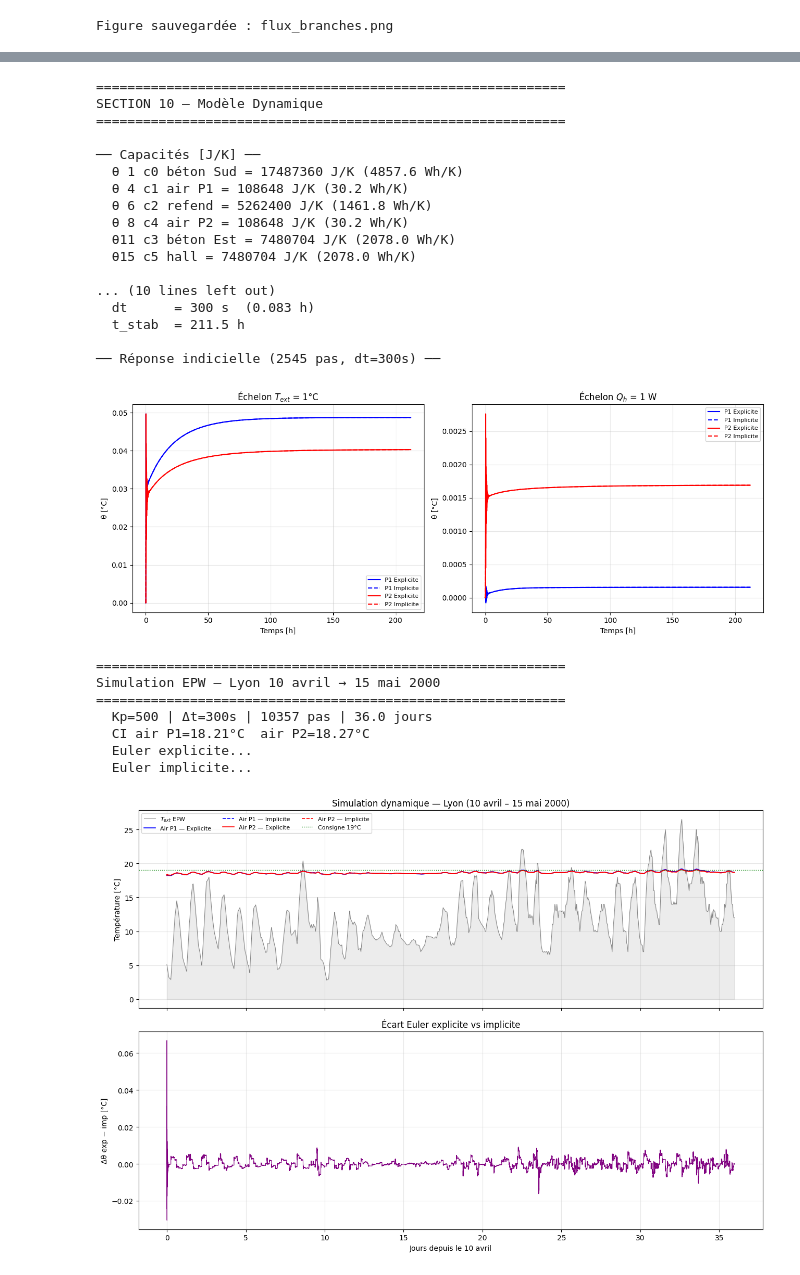
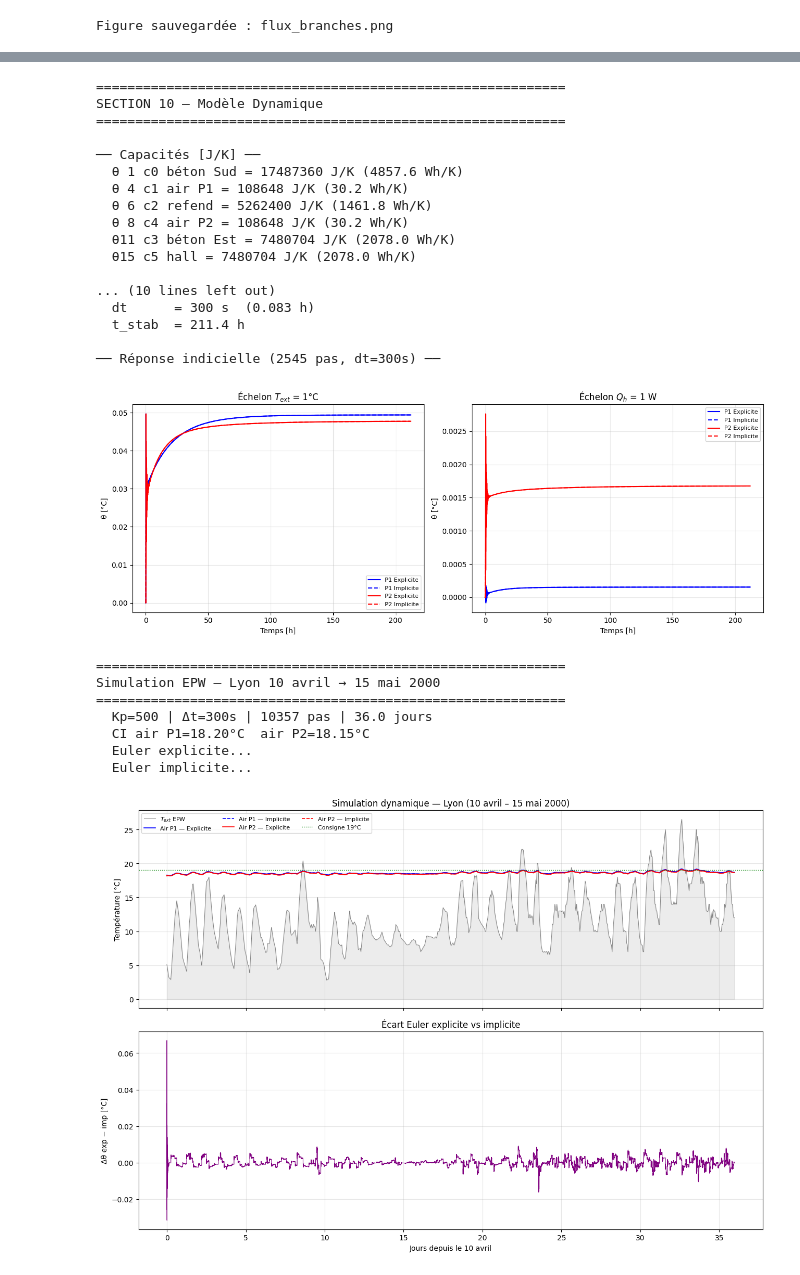
Before and after one commit to Anatole04/smart-cities-thermique, a Jupyter notebook: SmartCities_Thermique.ipynb, the cells around one changed output, grey strips where cells are left out. Drawn from its saved outputs; the diff is of its cells as text; code cells hidden in the pictures.

```diff
--- a/SmartCities_Thermique.ipynb
+++ b/SmartCities_Thermique.ipynb
@@ -118,14 +105,14 @@ conductances = {
     'q4  Contrôleur P1'       : float('inf'),
     'q5  Wall (refend U×A)'   : U_refend * A_refend,
     'q6  Door int advection'  : G_flow_hiver,
-    'q7  conv ext Est'        : he * A_est,
-    'q8  cond composite Est'  : A_est / R_cond_ext,
-    'q9  conv int Est'        : hi * A_est,
+    'q7  conv ext Est'        : he * A_sud,
+    'q8  cond composite Est'  : A_sud / R_cond_ext,
+    'q9  conv int Est'        : hi * A_sud,
     'q10 Window advection P2' : G_flow_hiver,
     'q11 Contrôleur P2'       : float('inf'),
-    'q12 conv int porte ext'  : hi * A_porte_ext,
-    'q13 cond porte ext'      : U_porte_ext * A_porte_ext,
-    'q14 conv ext porte hall' : he * A_porte_ext,
+    'q12 conv int mur hall'   : hi * A_est,
+    'q13 cond mur hall'       : A_est / R_cond_ext,
+    'q14 conv ext mur hall'   : he * A_est,
     'q15 Door ext advection'  : G_flow_hiver,
 }
 
@@ -147,9 +134,9 @@ print("\n── Tableau récapitulatif ──")
 print(df_G.to_string(index=False))
 
 # ── Conductance globale bâtiment (pour DJU section 9) ───────────
-G_bat_hiver = (U_mur_ext*A_sud + U_mur_ext*A_est +
+G_bat_hiver = (U_mur_ext*2*A_sud + U_mur_ext*A_est +
                U_refend*A_refend + G_flow_hiver)
-G_bat_ete   = (U_mur_ext*A_sud + U_mur_ext*A_est +
+G_bat_ete   = (U_mur_ext*2*A_sud + U_mur_ext*A_est +
                U_refend*A_refend + G_flow_ete)
 
 print(f"\n── Conductance globale bâtiment ──")
@@ -853,7 +982,7 @@ rho_a, cp_a = 1.2, 1006.0
 e_beton_ext = 0.24; e_ldv_ext = 0.16
 e_beton_ref = 0.10; e_beton_hal = 0.24
 
-A_sud=36.0; A_est=15.4; A_ref=13.0; A_hal=15.4; A_prt=2.0; V_air=90.0
+A_sud=36.0; A_sud2=36.0; A_ref=13.0; A_hal=15.4; A_prt=2.0; V_air=90.0
 G_flow_h=18.0; G_flow_e=195.0
 
 # ── CONDUCTANCES SANS CONTRÔLEUR ────────────────────────────────
@@ -874,11 +1003,11 @@ def make_G_vec(season='hiver', Kp=0):
         (lambda_b/e_beton_ref)*A_ref,      # q9
         hi*A_ref,                          # q10
         Gf,                                # q11 adv porte P1↔P2
-        he*A_est,                          # q12
-        (lambda_b/e_beton_ext)*A_est,      # q13
-        (lambda_b/e_beton_ext)*A_est,      # q14
-        (lambda_ldv/e_ldv_ext)*A_est,      # q15
-        hi*A_est,                          # q16
+        he*A_sud,                          # q12
+        (lambda_b/e_beton_ext)*A_sud,      # q13
+        (lambda_b/e_beton_ext)*A_sud,      # q14
+        (lambda_ldv/e_ldv_ext)*A_sud,      # q15
+        hi*A_sud,                          # q16
         Gf,                                # q17 adv fen P2
         Kp,                                # q18 ctrl P2 ← Kp paramètre
         hi*A_hal,                          # q19
@@ -931,6 +1060,12 @@ print("\n── Capacités [J/K] ──")
 for i,n in {1:'c0 béton Sud',4:'c1 air P1',6:'c2 refend',
              8:'c4 air P2',11:'c3 béton Est',15:'c5 hall'}.items():
     print(f"  θ{i:2d} {n} = {C_diag[i]:.0f} J/K ({C_diag[i]/3600:.1f} Wh/K)")
+
+idx_C = np.where(C_diag != 0)[0]
+idx_0 = np.where(C_diag == 0)[0]
+C_C   = C_diag[idx_C]
+n_u   = 4
+
 
 # ── STATE-SPACE AVEC Kp=500 (cohérent As + Bs) ──────────────────
 Kp_final = 500   # bon compromis stabilité/contrôle
@@ -996,7 +1131,7 @@ print("\n" + "="*60)
 print("Simulation EPW — Lyon 10 avril → 15 mai 2000")
 print("="*60)
 
-epw_file = glob.glob('/content/*.epw')[0]
+epw_file = '/content/drive/MyDrive/SmartCities/FRA_Lyon.074810_IWEC.epw'
 weather_data, _ = dm4bem.read_epw(epw_file, coerce_year=2000)
 weather_data.index = weather_data.index.tz_localize(None)
 T_ext_epw = weather_data['temp_air']['2000-04-10':'2000-05-15']
@@ -1049,40 +1184,73 @@ axes[1].plot(t_days, diff,'purple',lw=0.8)
 axes[1].set_ylabel('Δθ exp − imp [°C]')
 axes[1].set_xlabel('Jours depuis le 10 avril')
 axes[1].set_title('Écart Euler explicite vs implicite')
 axes[1].grid(alpha=0.3)
 
 plt.tight_layout()
 plt.savefig('simulation_epw.png', dpi=150)
 plt.show()
 
 print(f"\n── Résumé ──")
 print(f"  Air P1 : {np.nanmin(th_epw_exp[i_P1]):.1f}→{np.nanmax(th_epw_exp[i_P1]):.1f}°C")
 print(f"  Air P2 : {np.nanmin(th_epw_exp[i_P2]):.1f}→{np.nanmax(th_epw_exp[i_P2]):.1f}°C")
 print(f"  Écart max exp/imp : {np.nanmax(np.abs(diff)):.4f}°C")
+
+# ─────────────────────────────────────────────────────────────────
+# CONTRÔLEURS NON-LINÉAIRES
+# ─────────────────────────────────────────────────────────────────
+print("\n" + "="*60)
+print("CONTRÔLEURS NON-LINÉAIRES")
+print("="*60)
+
+
+for mode in ['perfect', 'heating', 'cooling', 'deadband']:
+    print(f"\n── Contrôleur : {mode} ──")
+    th = euler_explicit(As, Bs, u_epw.copy(), dt, n_sim,
+                        theta0=theta0_C,
+                        controller=mode, Tisp=19.0, Kpp=500.0)
+    print(f"  Air P1 : {np.nanmin(th[i_P1]):.1f}→{np.nanmax(th[i_P1]):.1f}°C")
+    print(f"  Air P2 : {np.nanmin(th[i_P2]):.1f}→{np.nanmax(th[i_P2]):.1f}°C")
+
+    fig, ax = plt.subplots(figsize=(7, 4))
+    ax.fill_between(t_days, T_ext_s, alpha=0.1, color='gray')
+    ax.plot(t_days, T_ext_s, 'gray', lw=0.7, label='$T_{ext}$')
+    ax.plot(t_days, th[i_P1], 'b-', lw=1.2, label='Air P1')
+    ax.plot(t_days, th[i_P2], 'r-', lw=1.2, label='Air P2')
+    ax.axhline(19.0, color='green', ls=':', lw=1, label='Consigne 19°C')
+    ax.set_title(f'Contrôleur : {mode}')
+    ax.set_xlabel('Jours depuis le 10 avril')
+    ax.set_ylabel('T [°C]')
+    ax.legend(fontsize=8)
+    ax.grid(alpha=0.3)
+    plt.tight_layout()
+    plt.savefig(f'controleur_{mode}.png', dpi=150)
+    plt.show()
+    plt.close()
+    print(f"  ✅ controleur_{mode}.png sauvegardé")
 # %% [output]
 ============================================================
 SECTION 10 — Modèle Dynamique
 ============================================================
 
 ── Capacités [J/K] ──
   θ 1 c0 béton Sud = 17487360 J/K (4857.6 Wh/K)
   θ 4 c1 air P1 = 108648 J/K (30.2 Wh/K)
   θ 6 c2 refend = 5262400 J/K (1461.8 Wh/K)
   θ 8 c4 air P2 = 108648 J/K (30.2 Wh/K)
   θ11 c3 béton Est = 7480704 J/K (2078.0 Wh/K)
   θ15 c5 hall = 7480704 J/K (2078.0 Wh/K)
 
 ... (10 lines left out)
   dt      = 300 s  (0.083 h)
-  t_stab  = 211.5 h
+  t_stab  = 211.4 h
 
 ── Réponse indicielle (2545 pas, dt=300s) ──
-[figure, old version]
+[figure, new version]
 ============================================================
 Simulation EPW — Lyon 10 avril → 15 mai 2000
 ============================================================
   Kp=500 | Δt=300s | 10357 pas | 36.0 jours
-  CI air P1=18.21°C  air P2=18.27°C
+  CI air P1=18.20°C  air P2=18.15°C
   Euler explicite...
   Euler implicite...
 [figure]
```
Also changed, not shown: parts of 11 cells of this notebook.
